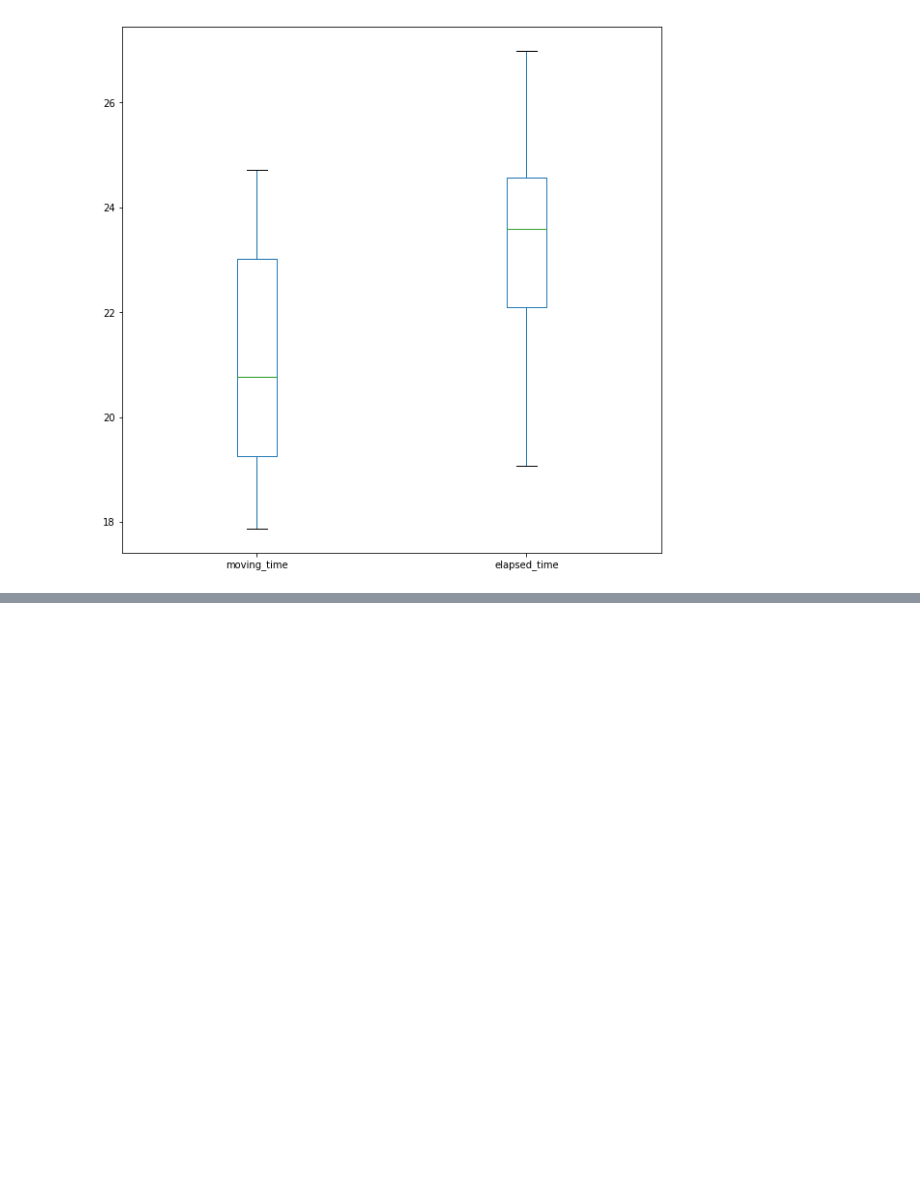
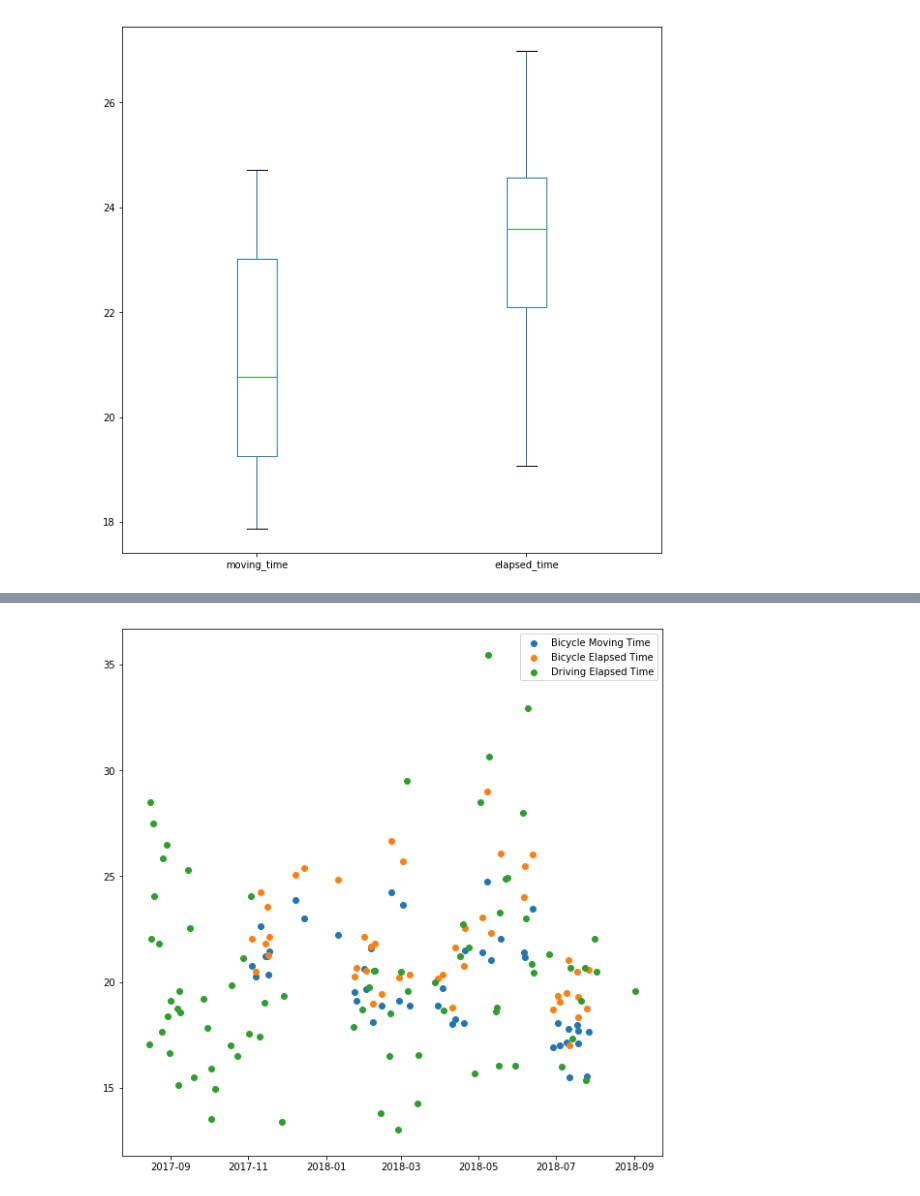
Before and after one commit to gtcooke94/commute_analysis, a Jupyter notebook: analysis.ipynb, the cells around one changed output, grey strips where cells are left out. Saved outputs shown, nothing was run; the diff lists cells and outputs as text; code cells hidden in the pictures; blank space fills up the shorter version.

```diff
--- a/analysis.ipynb
+++ b/analysis.ipynb
@@ -122,3 +148,12 @@ plt.show()
+# %%
+plt.scatter(to_plot['start_date_local'].dt.to_pydatetime(), to_plot['moving_time'], color='C0')
+plt.scatter(to_plot['start_date_local'].dt.to_pydatetime(), to_plot['elapsed_time'], color='C1')
+plt.scatter(to_plot_car['start_date_local'].dt.to_pydatetime(), to_plot_car['elapsed_time'], color='C2')
+plt.legend(['Bicycle Moving Time', 'Bicycle Elapsed Time', 'Driving Elapsed Time'])
+
+plt.show()
+# %% [output]
+[figure, added]
 # %%
 to_plot_bike = prepare_for_plotting(evening_commutes)
 to_plot_car = prepare_for_plotting(drive_evening)
```
Also changed, not shown: parts of 11 cells of this notebook, 1 other file.
